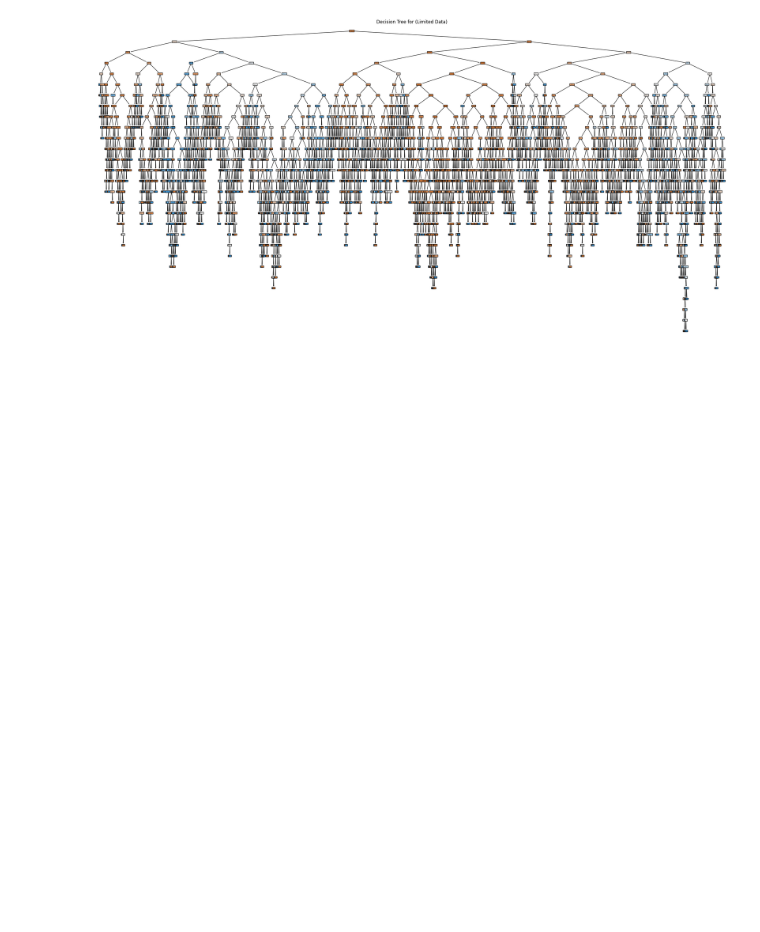
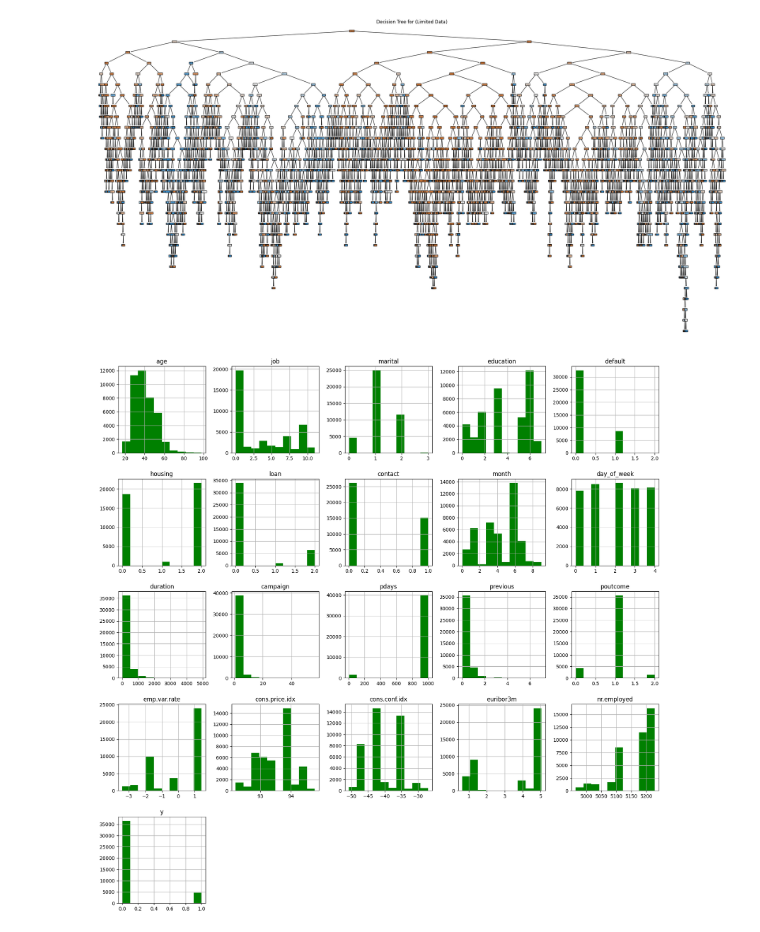
Before and after one commit to meghannnnnnn/SCT_DS_03, a Jupyter notebook: SCT_DS_03.ipynb, the cells around one changed output. Cells and saved outputs as stored; diff of their text form; code cells hidden in the pictures; blank space fills up the shorter version.

```diff
--- a/SCT_DS_03.ipynb
+++ b/SCT_DS_03.ipynb
@@ -129,3 +129,8 @@ plt.title("Decision Tree for (Limited Data)")
 plt.show()
 # %% [output]
 [figure]
+# %%
+data.hist(figsize=(20, 20),color='green')
+plt.show()
+# %% [output]
+[figure, added]
```
Also changed, not shown: parts of 1 cell of this notebook.
